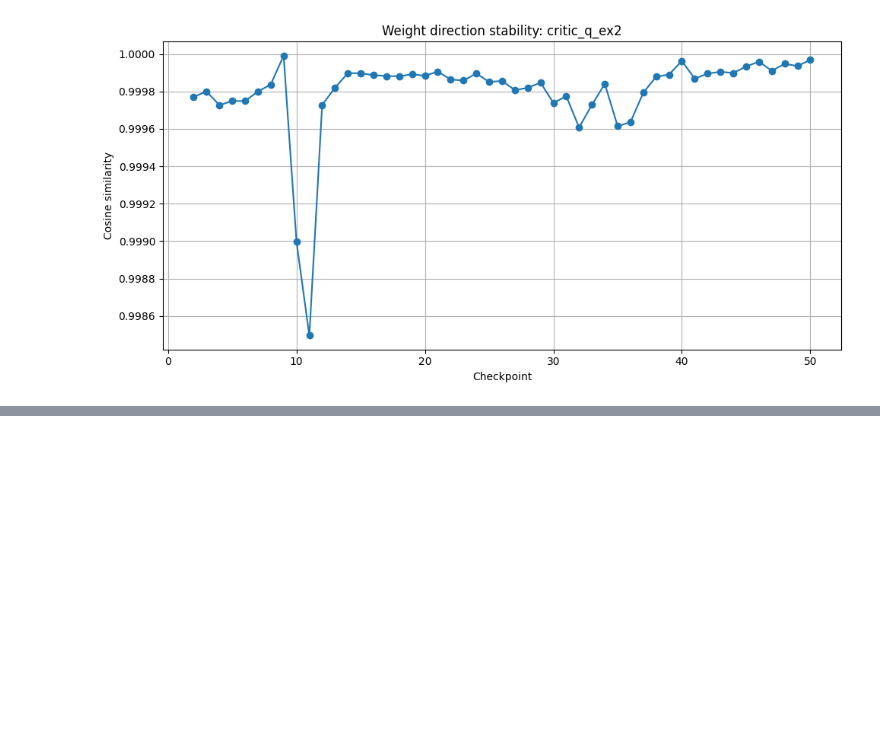
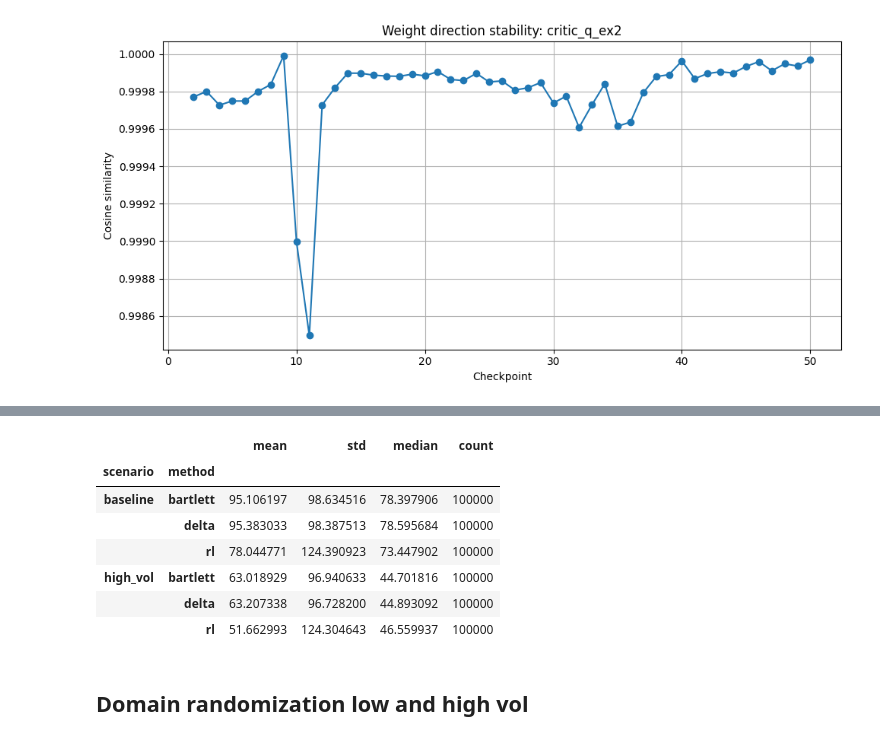
Before and after one commit to InesRebah/Hedging-options-with-RL, a Jupyter notebook: plots_notebook.ipynb, the cells around one changed output, grey strips where cells are left out. Saved outputs shown, nothing was run; the diff lists cells and outputs as text; code cells hidden in the pictures; blank space fills up the shorter version.

```diff
--- a/plots_notebook.ipynb
+++ b/plots_notebook.ipynb
@@ -351,0 +425,31 @@ ddpg_test_high.test(
+# %%
+# Option price SABR
+
+from scipy.stats import norm
+
+def bs_price(S, K, T, r, sigma):
+    eps = 1e-8
+    T = max(T, eps)
+    sigma = max(sigma, eps)
+
+    d1 = (np.log(S/K) + (r + 0.5*sigma**2)*T) / (sigma*np.sqrt(T))
+    d2 = d1 - sigma*np.sqrt(T)
+
+    return S * norm.cdf(d1) - K * np.exp(-r*T) * norm.cdf(d2)
+
+
+def sabr_price(S, K, T, r, alpha, beta, rho, nu):
+    # very simplified Hagan ATM-like approximation
+    eps = 1e-8
+    F = S
+
+    if abs(F - K) < eps:
+        sigma = alpha / (F**(1 - beta))
+    else:
+        z = (nu / alpha) * (F*K)**((1-beta)/2) * np.log(F/K)
+        x_z = np.log((np.sqrt(1 - 2*rho*z + z*z) + z - rho)/(1 - rho))
+        sigma = alpha * z / x_z
+
+    sigma = max(sigma, 1e-6)
+
+    return bs_price(S, K, T, r, sigma)
@@ -351,0 +462,21 @@ ddpg_test_high.test(
+# %%
+df_valid['option_price'] = np.where(df_valid['scenario'] == 'baseline',
+                                    sabr_price(100, 100, 20/200, 0, BASELINE_SABR['vol'], BASELINE_SABR['beta'], BASELINE_SABR['rho'], BASELINE_SABR['volvol']),
+                                    sabr_price(100, 100, 20/200, 0, HIGH_VOL_SABR['vol'], HIGH_VOL_SABR['beta'], HIGH_VOL_SABR['rho'], HIGH_VOL_SABR['volvol']))
+
+df_valid['rel_cost'] = (df_valid['final_cost'] - df_valid['option_price']) / df_valid['option_price']
+summary = df_valid.groupby(["scenario", "method"])["rel_cost"].agg(
+    ["mean", "std", "median", "count"]
+)
+summary
+# %% [output]
+|  |  | mean | std | median | count |
+| scenario | method |  |  |  |  |
+| baseline | bartlett | 95.106197 | 98.634516 | 78.397906 | 100000 |
+|  | delta | 95.383033 | 98.387513 | 78.595684 | 100000 |
+|  | rl | 78.044771 | 124.390923 | 73.447902 | 100000 |
+| high_vol | bartlett | 63.018929 | 96.940633 | 44.701816 | 100000 |
+|  | delta | 63.207338 | 96.728200 | 44.893092 | 100000 |
+|  | rl | 51.662993 | 124.304643 | 46.559937 | 100000 |
+# %% [markdown]
+## Domain randomization low and high vol
```
Also changed, not shown: parts of 16 cells of this notebook, 5 other files.
